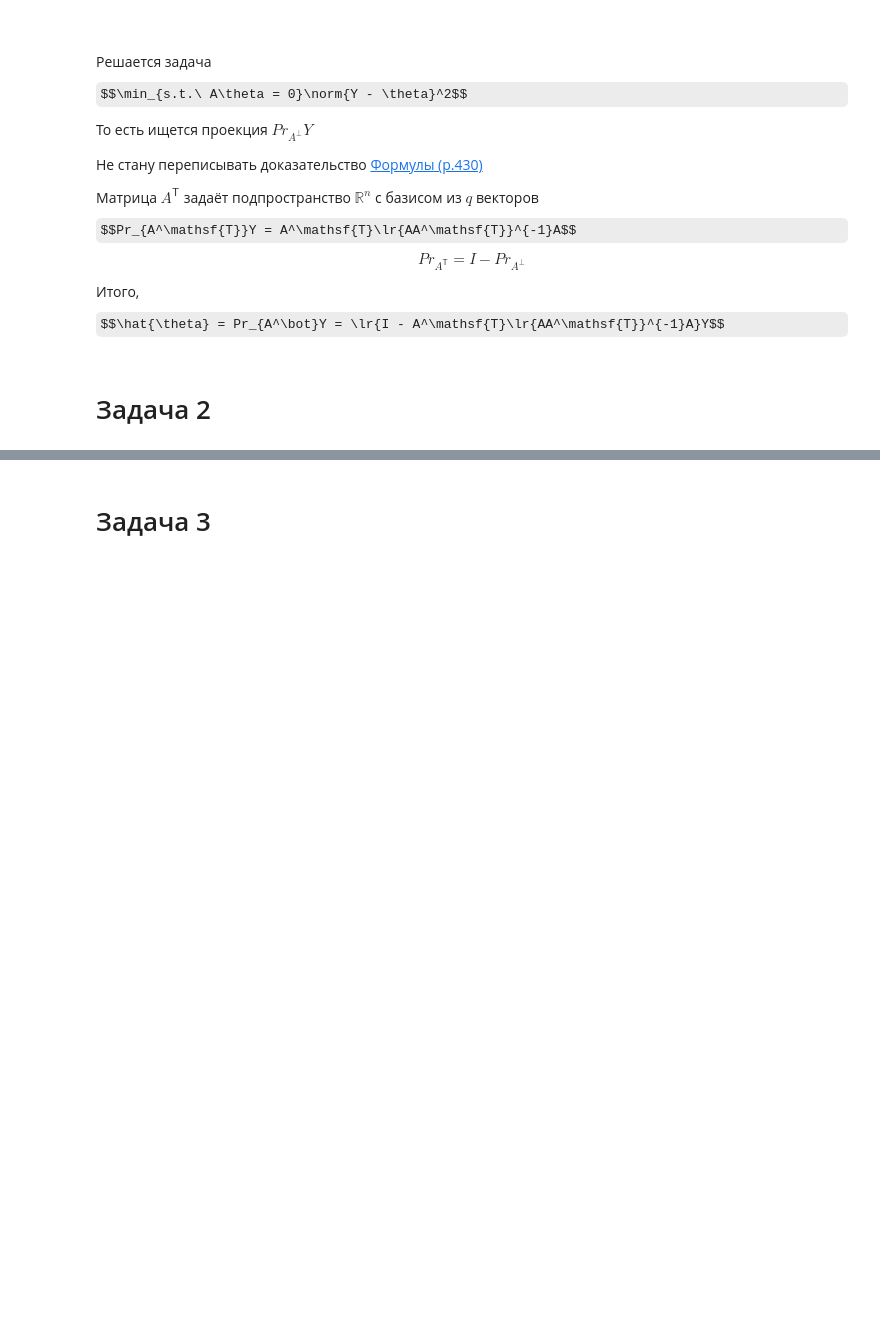
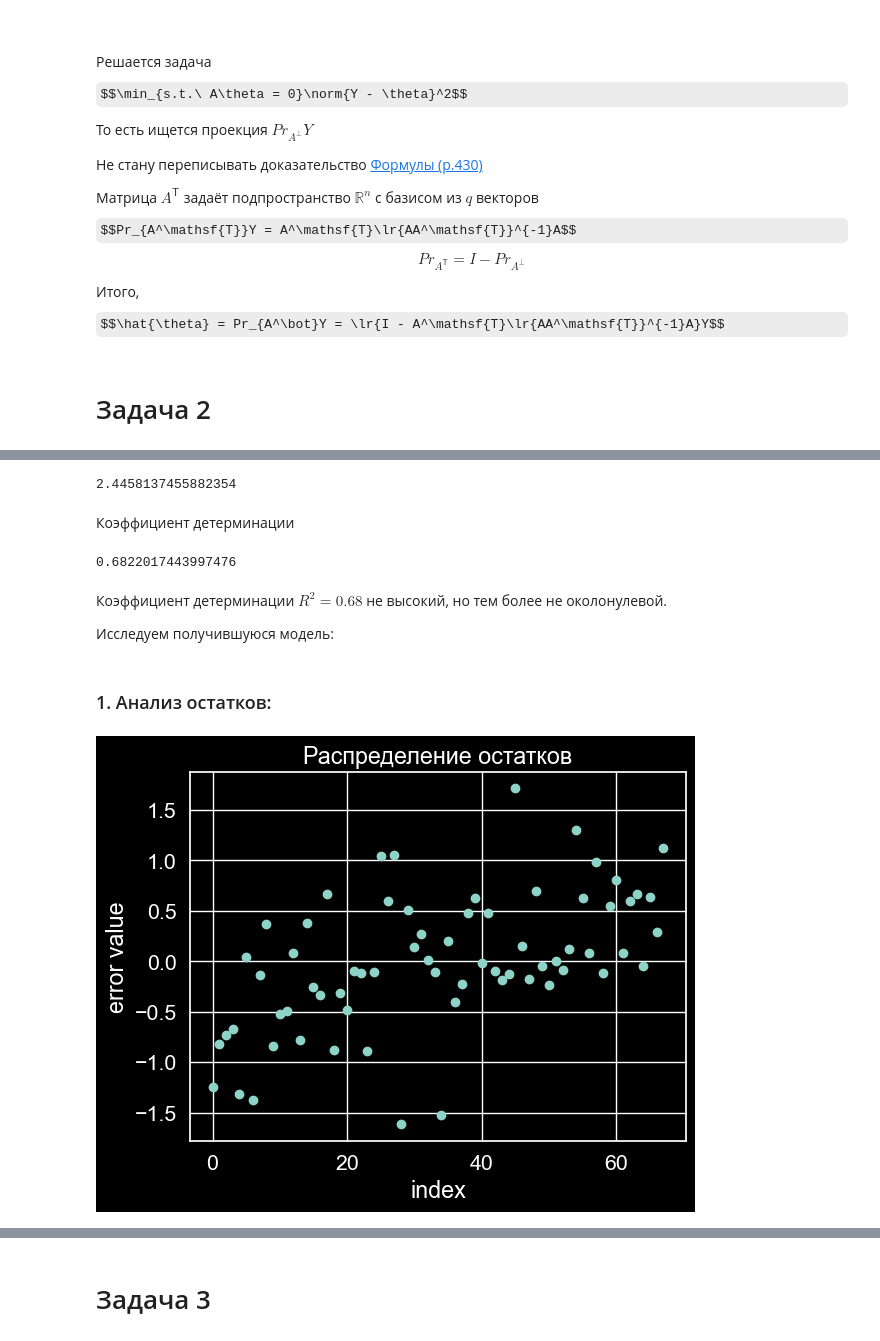
Before and after one commit to voroninip/Statistics, a Jupyter notebook: HW9/HW9.ipynb, the cells around one changed output, grey strips where cells are left out. Saved outputs shown, nothing was run; the diff lists cells and outputs as text; code cells hidden in the pictures; some formulas as TeX source; blank space fills up the shorter version.

```diff
--- a/HW9/HW9.ipynb
+++ b/HW9/HW9.ipynb
@@ -24,0 +80,3 @@ $$Pr_{A^\mathsf{T}} = I - Pr_{A^\bot}$$
+# %%
+scaler = StandardScaler()
+X = scaler.fit_transform(X)
@@ -24,0 +85,2 @@ $$Pr_{A^\mathsf{T}} = I - Pr_{A^\bot}$$
+# %%
+cls = LinearRegression().fit(X, y);
@@ -24,0 +96,23 @@ $$Pr_{A^\mathsf{T}} = I - Pr_{A^\bot}$$
+# %%
+cls.intercept_
+# %% [output]
+2.4458137455882354
+# %% [markdown]
+Коэффициент детерминации
+# %%
+cls.score(X, y)
+# %% [output]
+0.6822017443997476
+# %% [markdown]
+Коэффициент детерминации $R^2 = 0.68$ не высокий, но тем более не околонулевой.
+
+Исследуем получившуюся модель:
+# %% [markdown]
+### 1. Анализ остатков:
+# %%
+plt.plot(y - cls.predict(X), 'o')
+plt.title("Распределение остатков")
+plt.ylabel('error value')
+plt.xlabel('index');
+# %% [output]
+[figure, added]
```
Also changed, not shown: parts of 115 cells of this notebook, 13 other files.
